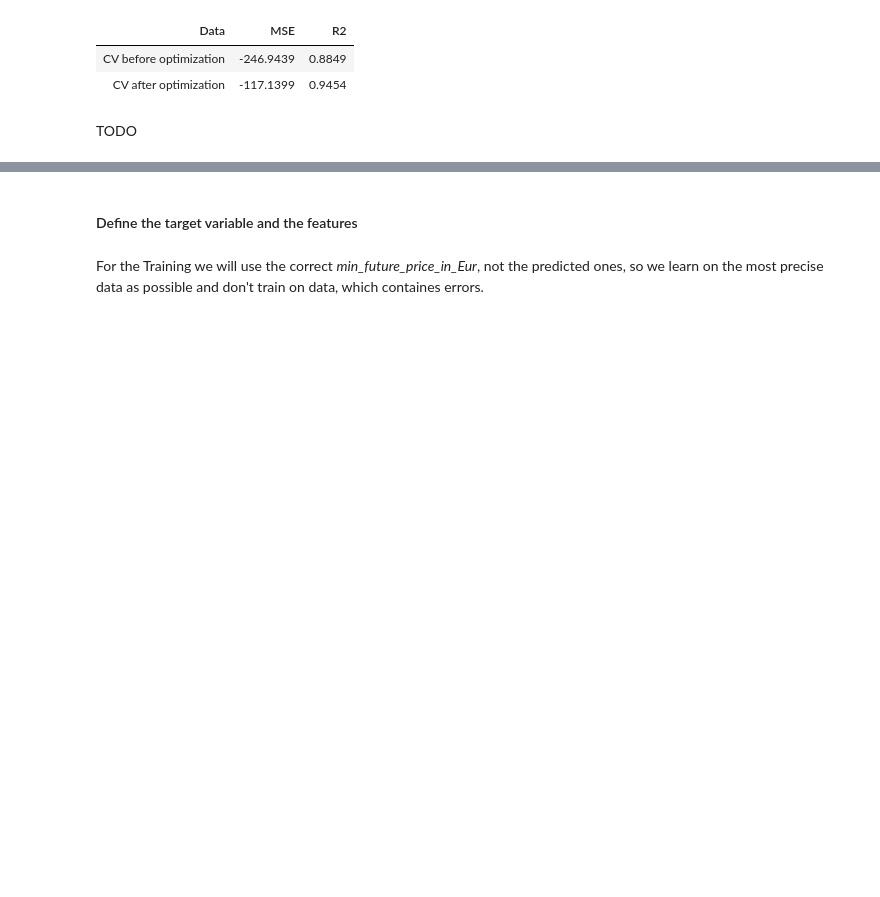
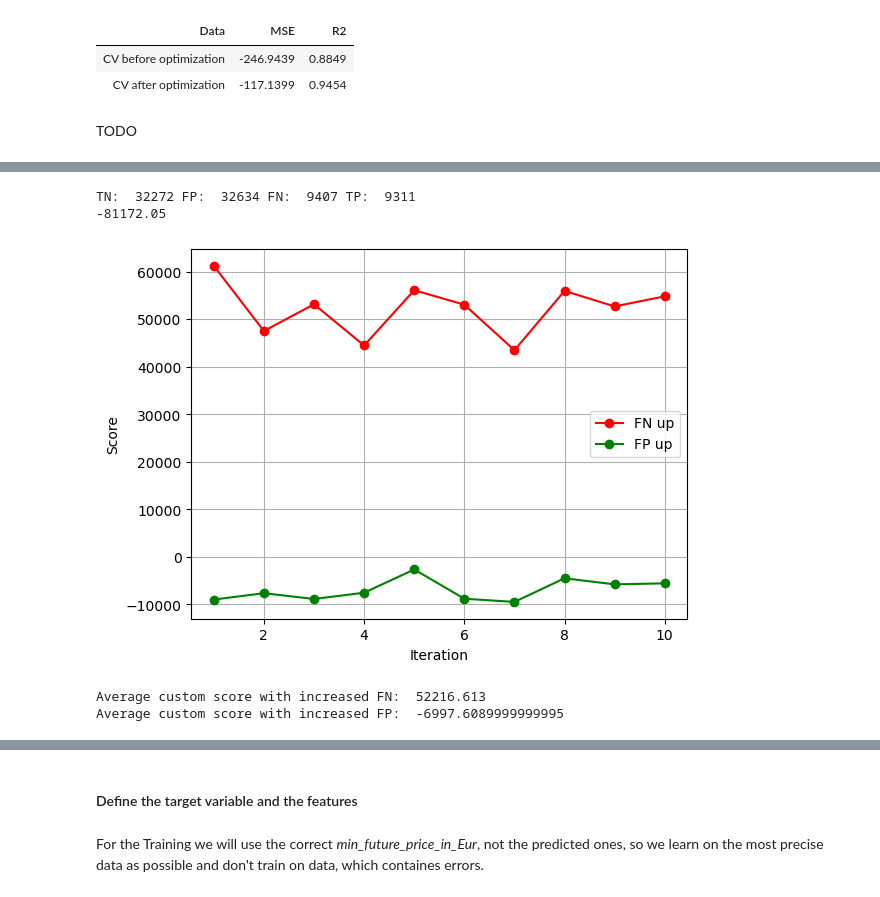
Before and after one commit to ahirsch-github/flight-price-prediction, a Jupyter notebook: flight_price_prediction_2_0.ipynb, the cells around one changed output, grey strips where cells are left out. Cells and saved outputs as stored; diff of their text form; code cells hidden in the pictures; blank space fills up the shorter version.

```diff
--- a/flight_price_prediction_2_0.ipynb
+++ b/flight_price_prediction_2_0.ipynb
@@ -1804,0 +1791,19 @@ Als erstes werden wir die Modelle trainieren und vergleichen. Basierend auf den
+# %%
+## Create baseline dataframe
+
+# create random predictions
+predictions = np.random.randint(0, 2, size=len(df_copy))
+
+# baseline score
+baseline_df = df_copy.copy()
+baseline_df['buy'] = predictions
+baseline_score = model_quality_evaluation(baseline_df.rename(columns={'Price_In_Eur': 'Price'}))
+
+tn, fp, fn, tp = confusion_matrix(df_train_copy['buy'], baseline_df['buy']).ravel()
+print('TN: ', tn, 'FP: ', fp, 'FN: ', fn, 'TP: ', tp)
+
+# convert baseline score to euros
+print(baseline_score / 100)
+# %% [output]
+TN:  32272 FP:  32634 FN:  9407 TP:  9311
+-81172.05
@@ -1804,0 +1862,6 @@ Als erstes werden wir die Modelle trainieren und vergleichen. Basierend auf den
+# %%
+calculate_sensitivity(baseline_df)
+# %% [output]
+[figure, added]
+Average custom score with increased FN:  52216.613
+Average custom score with increased FP:  -6997.6089999999995
```
Also changed, not shown: parts of 23 cells of this notebook.
